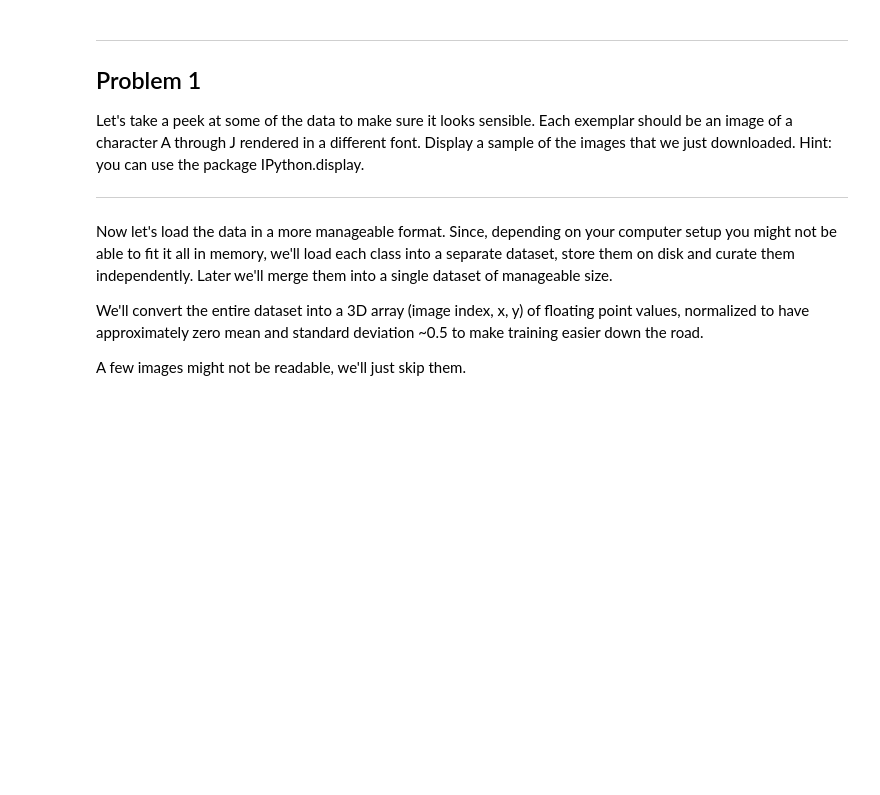
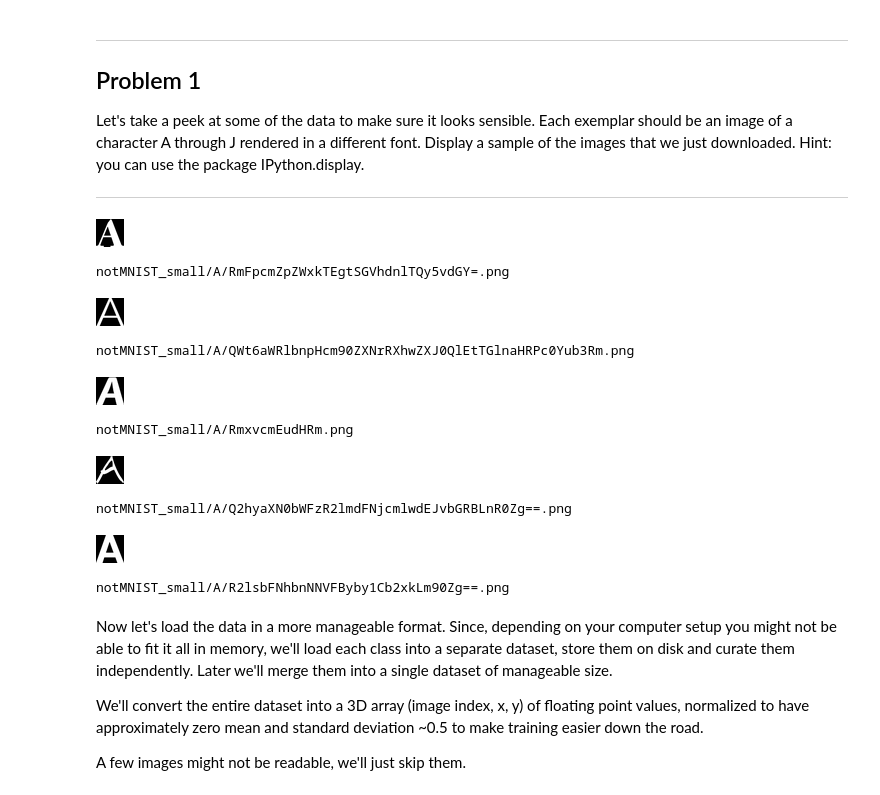
Before and after one commit to alejandrogtz/tensorflow_udacity, a Jupyter notebook: 1_notmnist.ipynb, the cells around one changed output. Saved outputs shown, nothing was run; the diff lists cells and outputs as text; code cells hidden in the pictures; blank space fills up the shorter version.

```diff
--- a/1_notmnist.ipynb
+++ b/1_notmnist.ipynb
@@ -114,3 +117,20 @@ Let's take a peek at some of the data to make sure it looks sensible. Each exemp
+# %%
+list_files = (glob.glob('notMNIST_small/A/*.png'))
+# Diplay first images of folder A
+for _,link in enumerate(list_files[:5]):
+    display (Image(filename=link))
+    print (link)
+# %% [output]
+[figure, added]
+notMNIST_small/A/RmFpcmZpZWxkTEgtSGVhdnlTQy5vdGY=.png
+[figure, added]
+notMNIST_small/A/QWt6aWRlbnpHcm90ZXNrRXhwZXJ0QlEtTGlnaHRPc0Yub3Rm.png
+[figure, added]
+notMNIST_small/A/RmxvcmEudHRm.png
+[figure, added]
+notMNIST_small/A/Q2hyaXN0bWFzR2lmdFNjcmlwdEJvbGRBLnR0Zg==.png
+[figure, added]
+notMNIST_small/A/R2lsbFNhbnNNVFByby1Cb2xkLm90Zg==.png
 # %% [markdown]
 Now let's load the data in a more manageable format. Since, depending on your computer setup you might not be able to fit it all in memory, we'll load each class into a separate dataset, store them on disk and curate them independently. Later we'll merge them into a single dataset of manageable size.
 
```
Also changed, not shown: parts of 20 cells of this notebook.
